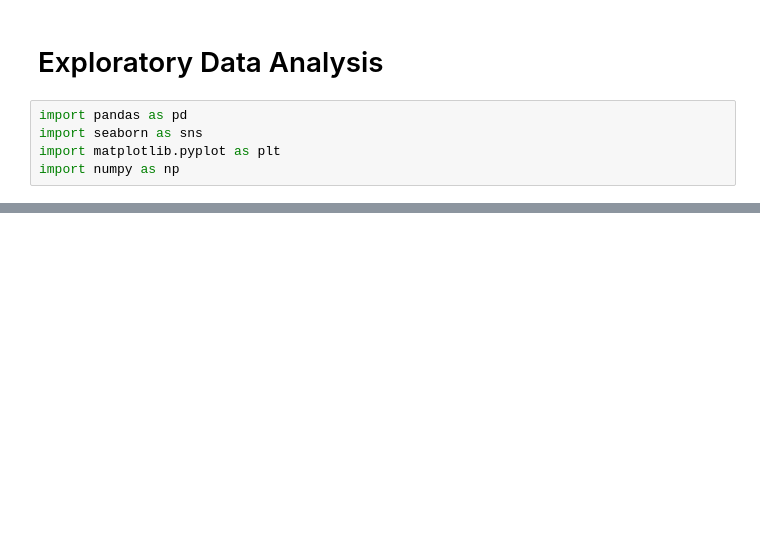
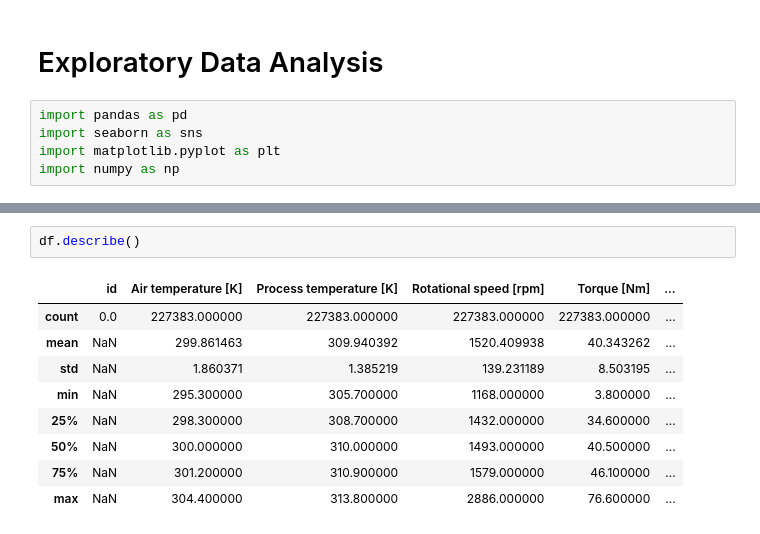
Before and after one commit to MElizondo1121/AdvML-Project, a Jupyter notebook: playground-series-s3e17/EDA.ipynb, the cells around one changed output, grey strips where cells are left out. Drawn from its saved outputs; the diff is of its cells as text; blank space fills up the shorter version.

```diff
--- a/playground-series-s3e17/EDA.ipynb
+++ b/playground-series-s3e17/EDA.ipynb
@@ -67,0 +132,12 @@ train
+# %%
+df.describe()
+# %% [output]
+|  | id | Air temperature [K] | Process temperature [K] | Rotational speed [rpm] | Torque [Nm] | ... |
+| count | 0.0 | 227383.000000 | 227383.000000 | 227383.000000 | 227383.000000 | ... |
+| mean | NaN | 299.861463 | 309.940392 | 1520.409938 | 40.343262 | ... |
+| std | NaN | 1.860371 | 1.385219 | 139.231189 | 8.503195 | ... |
+| min | NaN | 295.300000 | 305.700000 | 1168.000000 | 3.800000 | ... |
+| 25% | NaN | 298.300000 | 308.700000 | 1432.000000 | 34.600000 | ... |
+| 50% | NaN | 300.000000 | 310.000000 | 1493.000000 | 40.500000 | ... |
+| 75% | NaN | 301.200000 | 310.900000 | 1579.000000 | 46.100000 | ... |
+| max | NaN | 304.400000 | 313.800000 | 2886.000000 | 76.600000 | ... |
```
Also changed, not shown: parts of 19 cells of this notebook, 4 other files.
